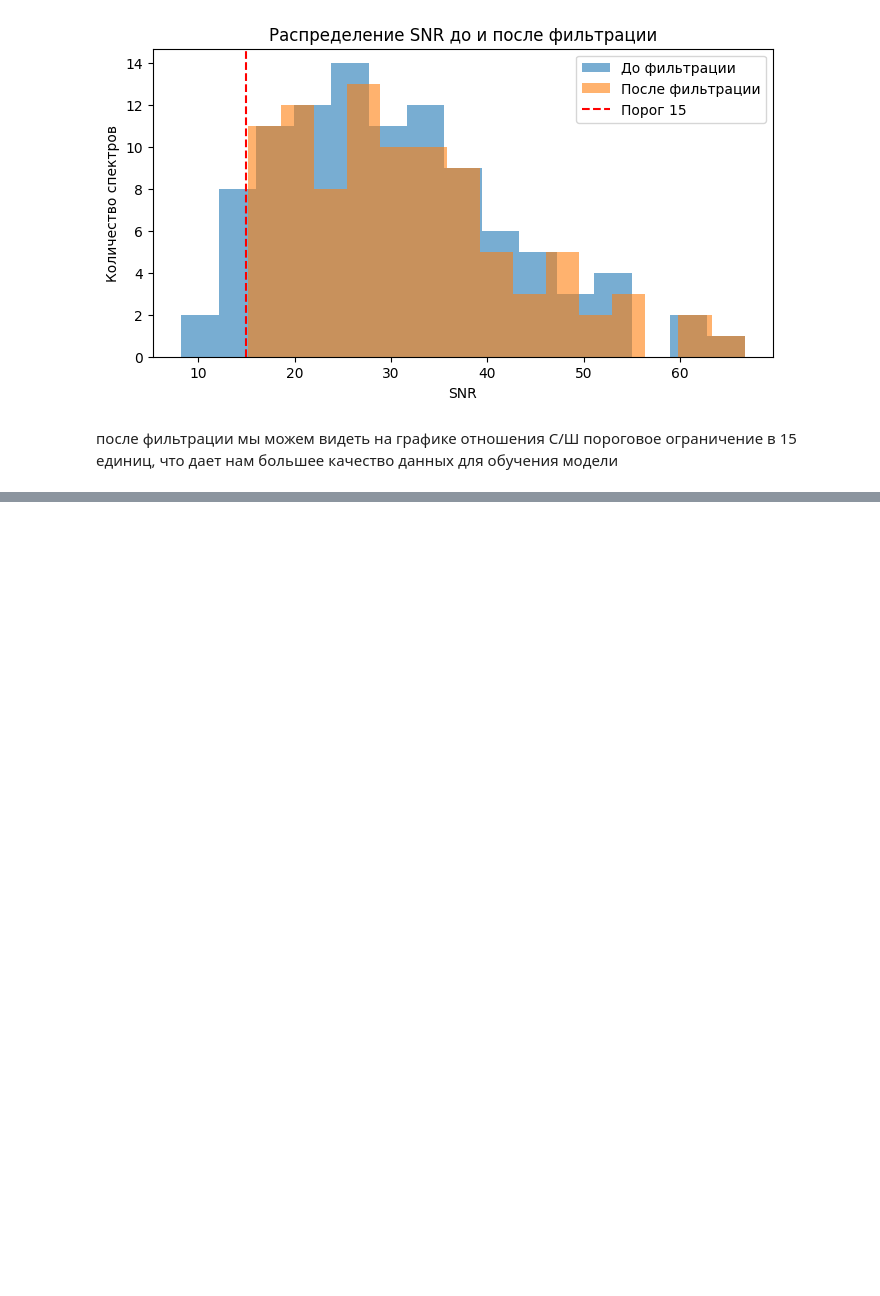
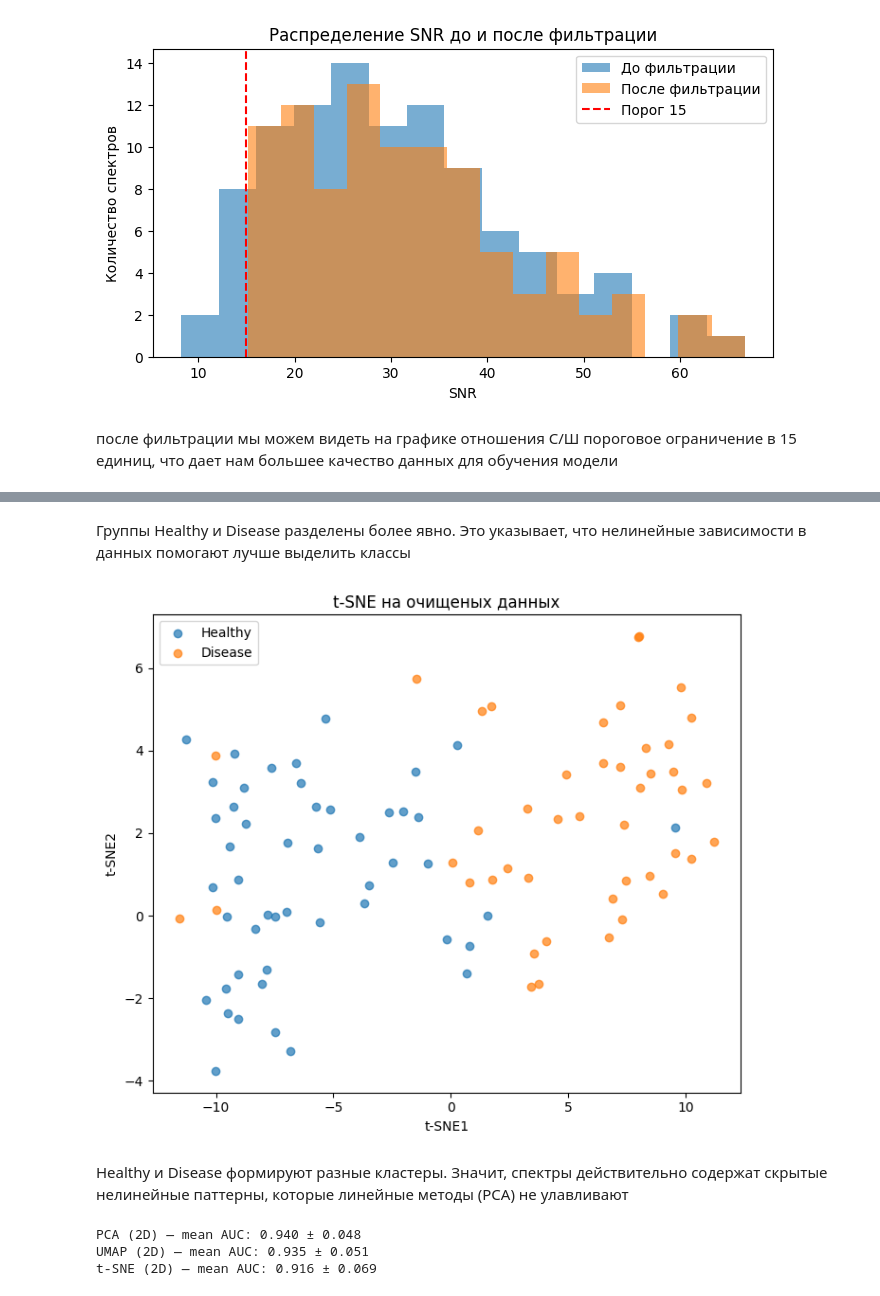
Before and after one commit to nstk24/diplomist, a Jupyter notebook: первый.ipynb, the cells around one changed output, grey strips where cells are left out. Cells and saved outputs as stored; diff of their text form; code cells hidden in the pictures; blank space fills up the shorter version.

```diff
--- a/первый.ipynb
+++ b/первый.ipynb
@@ -188,0 +250,53 @@ plt.show()
+# %% [markdown]
+Группы Healthy и Disease разделены более явно.
+Это указывает, что нелинейные зависимости в данных помогают лучше выделить классы
+# %%
+from sklearn.manifold import TSNE
+import matplotlib.pyplot as plt
+from sklearn.preprocessing import StandardScaler
+
+# Нормализация
+Xn_tsne = StandardScaler().fit_transform(X_clean)
+
+# t-SNE проекция в 2D
+tsne_model = TSNE(n_components=2, perplexity=20, random_state=42, max_iter=1000)
+Z_tsne = tsne_model.fit_transform(Xn_tsne)
+
+# Визуализация
+plt.figure(figsize=(7,6))
+plt.scatter(Z_tsne[y_clean==0,0], Z_tsne[y_clean==0,1], label="Healthy", alpha=0.7)
+plt.scatter(Z_tsne[y_clean==1,0], Z_tsne[y_clean==1,1], label="Disease", alpha=0.7)
+plt.xlabel("t-SNE1"); plt.ylabel("t-SNE2")
+plt.title("t-SNE на очищеных данных")
+plt.legend()
+plt.tight_layout()
+plt.show()
+# %% [output]
+[figure, added]
+# %% [markdown]
+Healthy и Disease формируют разные кластеры.
+Значит, спектры действительно содержат скрытые нелинейные паттерны, которые линейные методы (PCA) не улавливают
+# %%
+from sklearn.linear_model import LogisticRegression
+from sklearn.model_selection import cross_val_score
+from sklearn.metrics import roc_auc_score
+import numpy as np
+
+# функция для оценки AUC через кросс-валидацию
+def evaluate_auc(Z, y, name):
+    clf = LogisticRegression(max_iter=2000)
+    scores = cross_val_score(clf, Z, y, cv=5, scoring="roc_auc")
+    print(f"{name} — mean AUC: {np.mean(scores):.3f} ± {np.std(scores):.3f}")
+
+# PCA (2D)
+evaluate_auc(Z_clean, y_clean, "PCA (2D)")
+
+# UMAP (2D)
+evaluate_auc(Z_umap, y_clean, "UMAP (2D)")
+
+# t-SNE (2D)
+evaluate_auc(Z_tsne, y_clean, "t-SNE (2D)")
+# %% [output]
+PCA (2D) — mean AUC: 0.940 ± 0.048
+UMAP (2D) — mean AUC: 0.935 ± 0.051
+t-SNE (2D) — mean AUC: 0.916 ± 0.069
```
Also changed, not shown: parts of 4 cells of this notebook.
